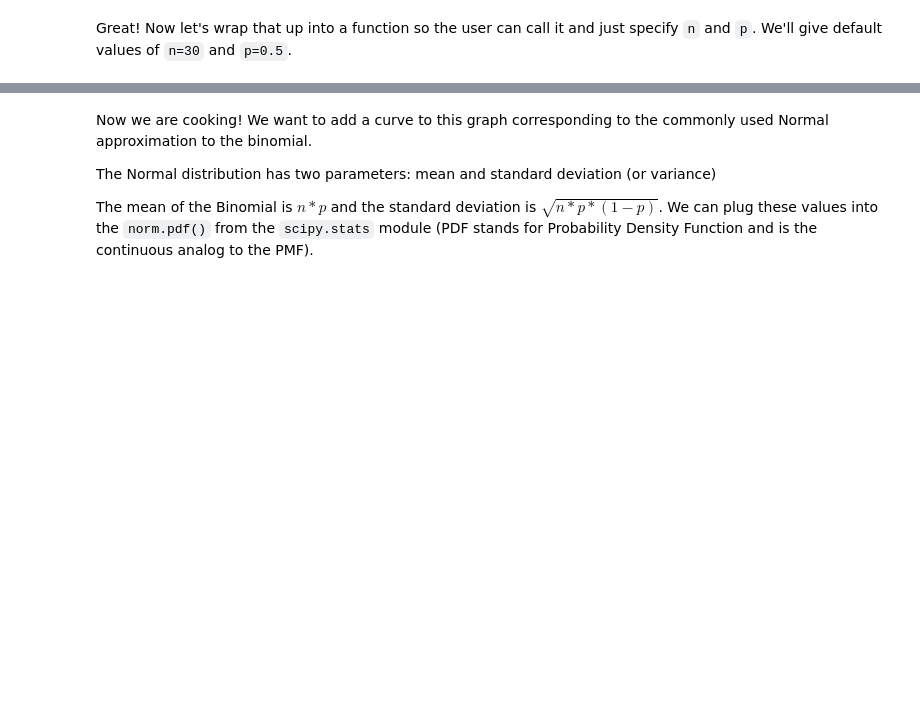
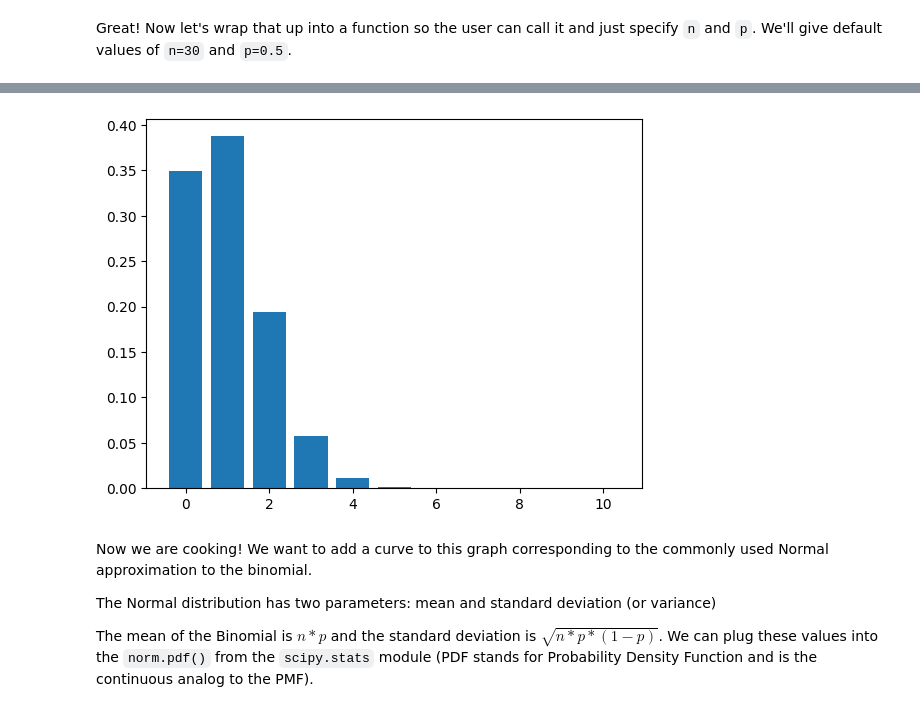
Before and after one commit to jbpost2/ST-554-Big-Data-With-Python-Course-Notes, a Jupyter notebook: Learning_Python.ipynb, the cells around one changed output, grey strips where cells are left out. Cells and saved outputs as stored; diff of their text form; code cells hidden in the pictures; blank space fills up the shorter version.

```diff
--- a/Learning_Python.ipynb
+++ b/Learning_Python.ipynb
@@ -304,5 +297,7 @@ Ok, we have the values of the random variable (0 to $n$) and the probabilities w
 # %%
-plt.bar(x = range(0,31), height = stats.binom.pmf(range(0,31), n = 30, p = 0.5))
+n = 30
+p = 0.5
+plt.bar(x = range(n+1), height = stats.binom.pmf(range(n+1), n = n, p = p))
 # %% [output]
 <BarContainer object of 31 artists>
 [figure]
@@ -310,9 +305,5 @@ plt.bar(x = range(0,31), height = stats.binom.pmf(range(0,31), n = 30, p = 0.5))
 Great! Now let's wrap that up into a function so the user can call it and just specify `n` and `p`. We'll give default values of `n=30` and `p=0.5`.
 # %%
 def binom_norm_plot(n = 30, p = 0.5):
-    x = range(0,n+1)
-    height = stats.binom.pmf(x, n = n, p = p)
-    plt.bar(x = x, height = height)
-    return
-
-binom_norm_plot(n = 50, p = 0.1)
+    plt.bar(x = range(n+1), height = stats.binom.pmf(range(n+1), n = n, p = p))
+    return None
@@ -321,3 +314,7 @@ binom_norm_plot(n = 50, p = 0.1)
+# %%
+binom_norm_plot(n= 10, p = 0.1)
+# %% [output]
+[figure, added]
 # %% [markdown]
 Now we are cooking! We want to add a curve to this graph corresponding to the commonly used Normal approximation to the binomial.
 
```
Also changed, not shown: parts of 50 cells of this notebook.
